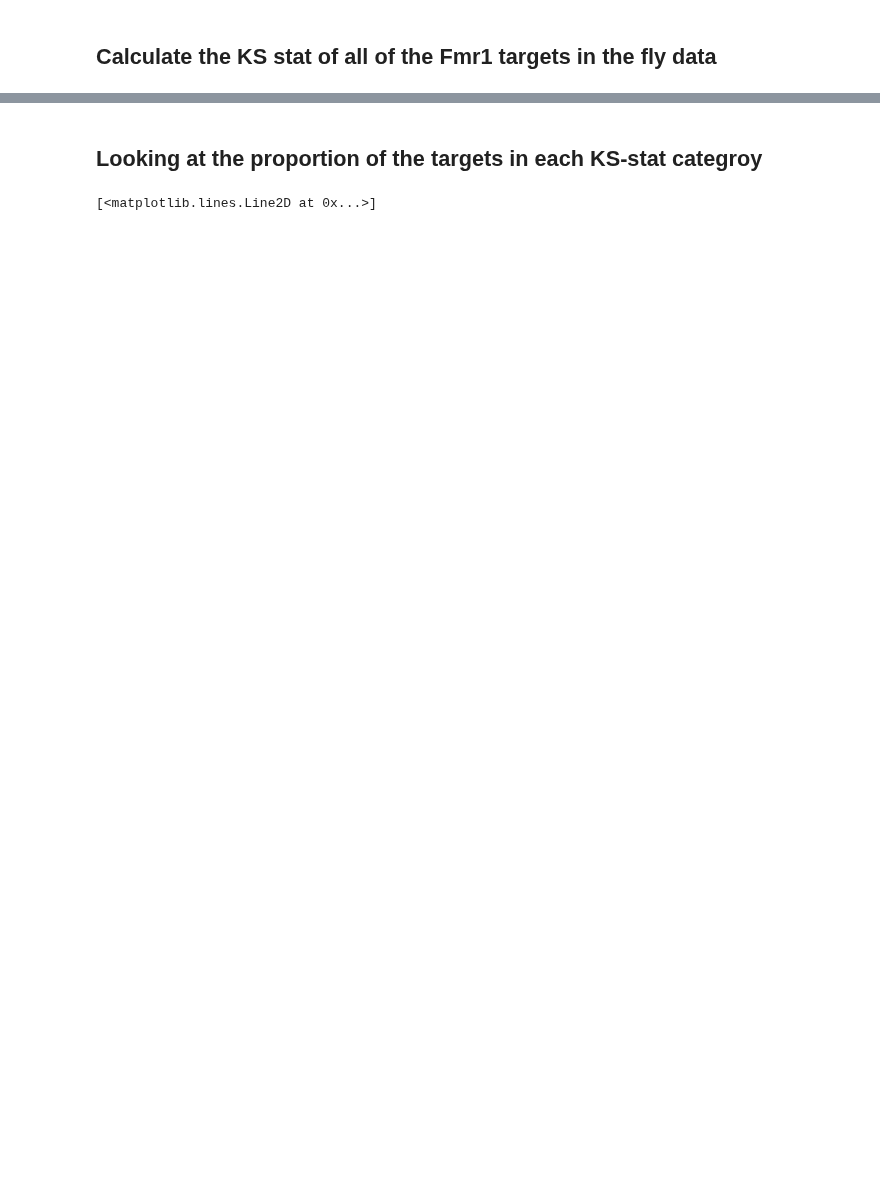
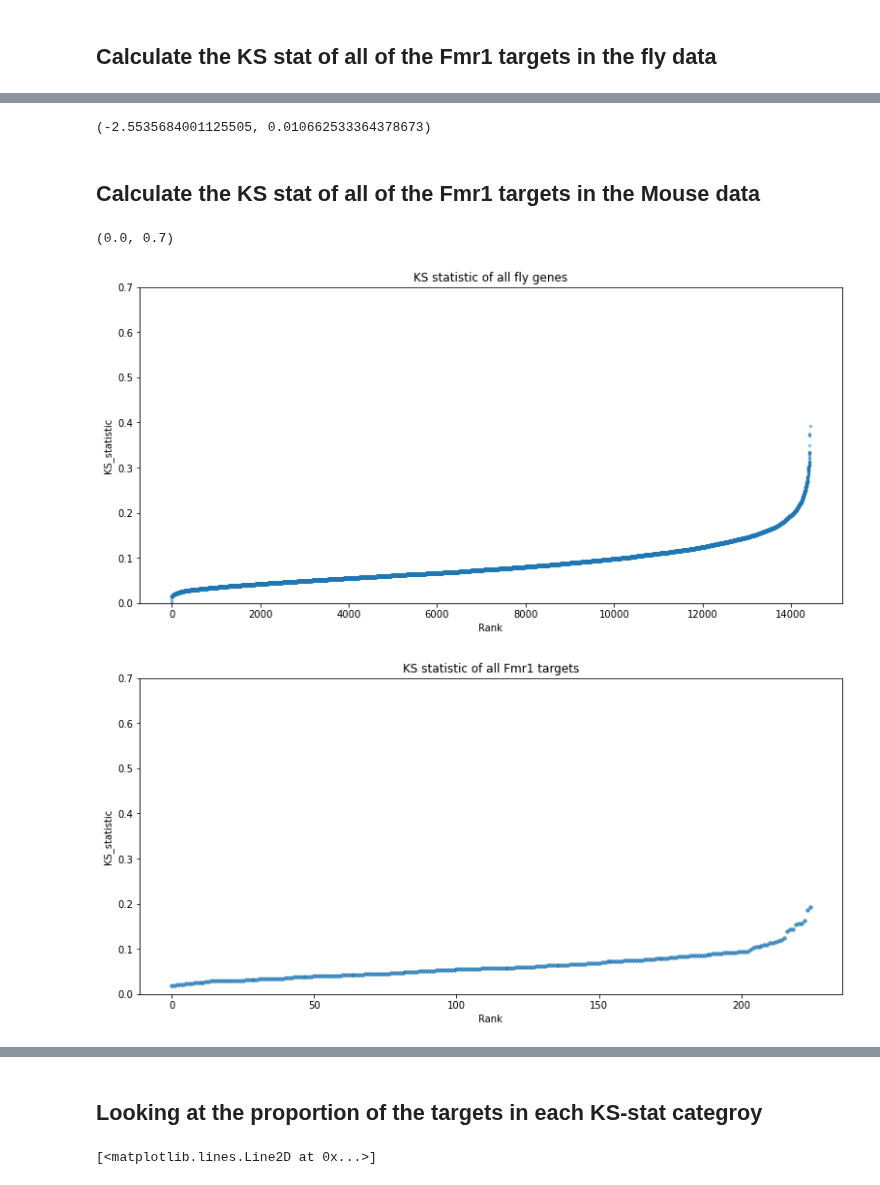
Before and after one commit to Raif-fl/Fall_2021_Work_journal, a Jupyter notebook: Comparison of means/Proportional_analysis.ipynb, the cells around one changed output, grey strips where cells are left out. Drawn from its saved outputs; the diff is of its cells as text; code cells hidden in the pictures; blank space fills up the shorter version.

```diff
--- a/Comparison of means/Proportional_analysis.ipynb
+++ b/Comparison of means/Proportional_analysis.ipynb
@@ -184,0 +163,39 @@ ratios_dmel, sections_dmel = determine_enrichment(Fmr1_ks_table, df_dmel, N_cats
+# %%
+# Use the Z test to determine if the proportion observed is significantly different from the porportion expected.
+proportions_ztest(1, 118, len(Fmr1_ks_table)/len(df_dmel))
+# %% [output]
+(-2.5535684001125505, 0.010662533364378673)
+# %% [markdown]
+## Calculate the KS stat of all of the Fmr1 targets in the Mouse data
+# %%
+# Load up the target gene names.
+Fmr1_mmus_table = pd.read_csv(target_path + 'Fmr1_mmus_downreg_genes.txt', names = ["gene_name"])
+
+# Load up the tables of KS statistics
+df_mmus = pd.read_csv(ks_mmus_path + "ks_table_" + samp_num + ".csv")
+# %%
+# Merge the ecoli ks table with the list of gene names
+Fmr1_mmus_ks_table = pd.merge(df_mmus, Fmr1_mmus_table, how='inner', right_on='gene_name', left_on='gene_ID')
+# %%
+# Keep only one copy of each gene in the Fmr1 table.
+Fmr1_mmus_ks_table.sort_values("gene_name", inplace = True)
+Fmr1_mmus_ks_table.drop_duplicates(subset ="gene_name",keep = "first", inplace = True)
+# %%
+# Plot the KS values for each gene from lowest to highest.
+figure(figsize = (13,6))
+plt.scatter(list(range(len(df_mmus["ks_stat"]))), sorted(df_mmus["ks_stat"]), s=6, alpha = 0.4)
+plt.ylabel("KS_statistic")
+plt.xlabel("Rank")
+plt.title("KS statistic of all fly genes")
+plt.ylim(0,0.7)
+plt.show
+figure(figsize = (13,6))
+plt.scatter(list(range(len(Fmr1_mmus_ks_table["ks_stat"]))), sorted(Fmr1_mmus_ks_table["ks_stat"]), s=12, alpha = 0.7)
+plt.ylabel("KS_statistic")
+plt.xlabel("Rank")
+plt.title("KS statistic of all Fmr1 targets")
+plt.ylim(0,0.7)
+# %% [output]
+(0.0, 0.7)
+[figure, added]
+[figure, added]
```
Also changed, not shown: parts of 36 cells of this notebook, 6 other files.
